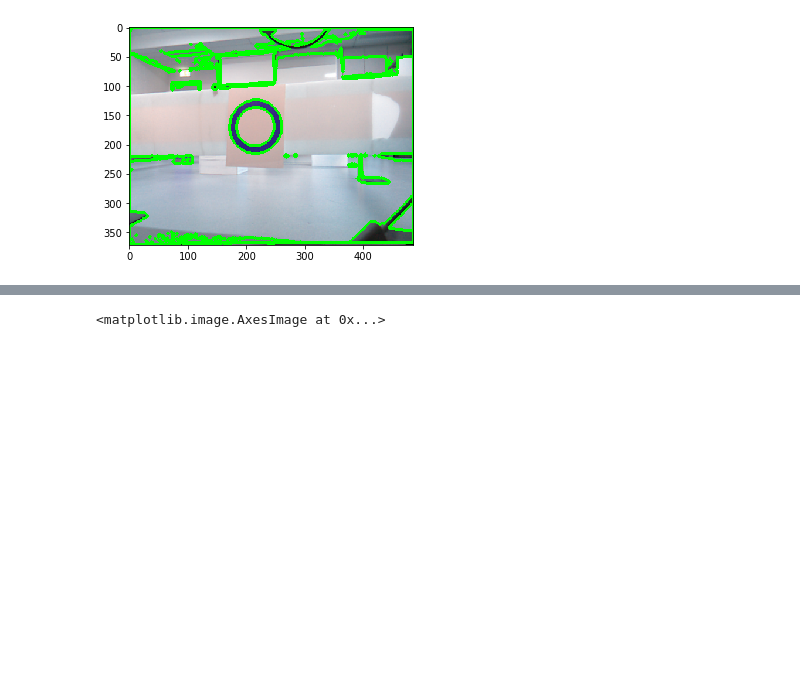
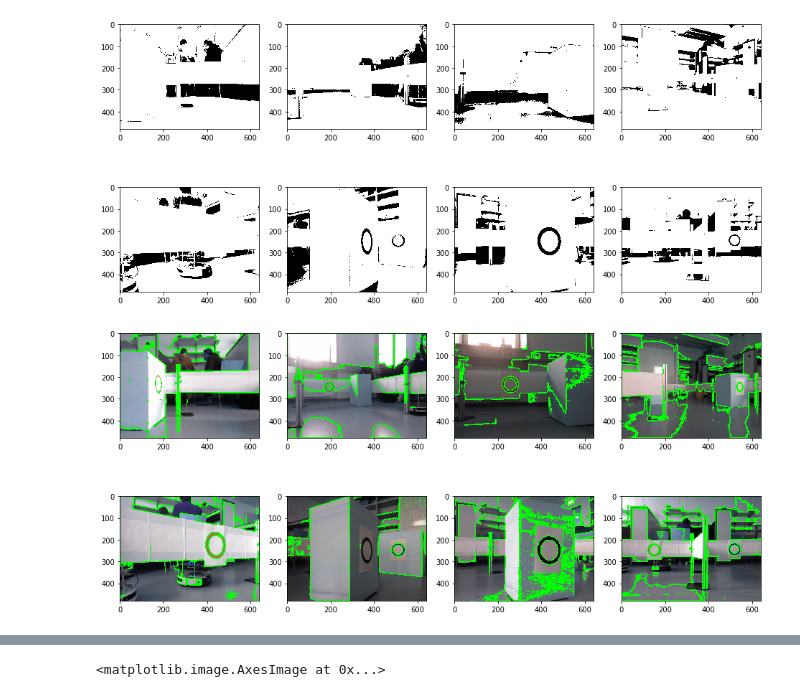
Before and after one commit to Oberzan/RIS2018, a Jupyter notebook: Notebooks/Ring detection.ipynb, the cells around one changed output, grey strips where cells are left out. Cells and saved outputs as stored; diff of their text form; code cells hidden in the pictures; blank space fills up the shorter version.

Commit message:
Rings multiple imgs transforms

```diff
--- a/Notebooks/Ring detection.ipynb
+++ b/Notebooks/Ring detection.ipynb
@@ -45,5 +47,7 @@ if circles is not None:
 # %%
 # Binarize the image
-ret, thresh = cv2.threshold(hist, 30, 255, cv2.THRESH_BINARY)
-plt.imshow(thresh, cmap='gray')
+thresholds = [cv2.threshold(hist, 30, 255, cv2.THRESH_BINARY)[1] for hist in hist_images]
+display_images(thresholds, cmap="gray")
+
+draw_contours(thresholds, images)
 # %% [output]
@@ -52,7 +56,9 @@ plt.imshow(thresh, cmap='gray')
-# %%
-_, contours, hierarchy = cv2.findContours(thresh, cv2.RETR_CCOMP, cv2.CHAIN_APPROX_SIMPLE)
-cv2.drawContours(img, contours, -1, (0, 255, 0), 3)
-plt.imshow(img)
-img = cv2.imread('./ring.png')
-# %% [output]
-[figure, removed]
+# %%
+# Binarize the image
+thresholds_otsu = [cv2.threshold(hist, 30, 255, cv2.THRESH_OTSU)[1] for hist in hist_images]
+display_images(thresholds, cmap="gray")
+
+draw_contours(thresholds_otsu, images)
+# %% [output]
+[figure, added]
+[figure, added]
```
Also changed, not shown: parts of 11 cells of this notebook.
